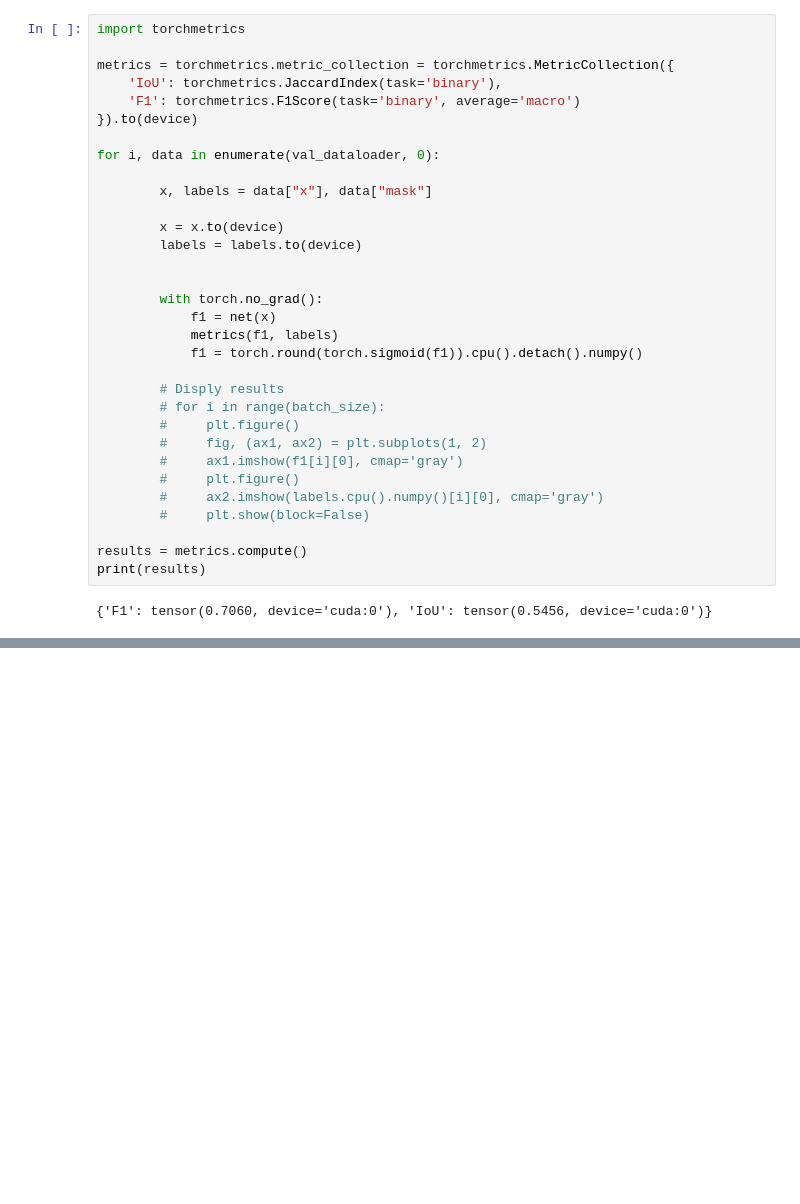
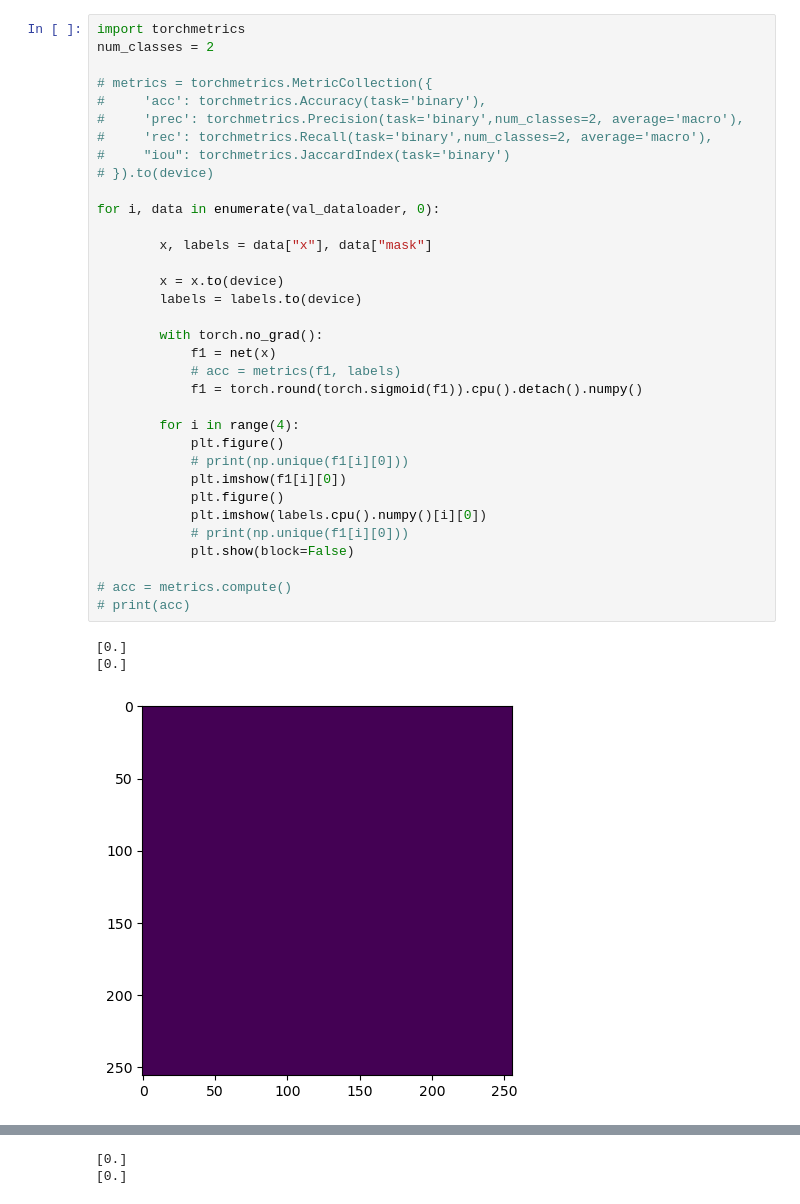
Before and after one commit to salehmontazeran/siamese_network, a Jupyter notebook: main.ipynb, the cells around one changed output, grey strips where cells are left out. Drawn from its saved outputs; the diff is of its cells as text; blank space fills up the shorter version.

```diff
--- a/main.ipynb
+++ b/main.ipynb
@@ -111,34 +112,38 @@ Text(0, 0.5, 'Loss')
 # %%
 import torchmetrics
+num_classes = 2
 
-metrics = torchmetrics.metric_collection = torchmetrics.MetricCollection({
-    'IoU': torchmetrics.JaccardIndex(task='binary'),
-    'F1': torchmetrics.F1Score(task='binary', average='macro')
-}).to(device)
+# metrics = torchmetrics.MetricCollection({
+#     'acc': torchmetrics.Accuracy(task='binary'),
+#     'prec': torchmetrics.Precision(task='binary',num_classes=2, average='macro'),
+#     'rec': torchmetrics.Recall(task='binary',num_classes=2, average='macro'),
+#     "iou": torchmetrics.JaccardIndex(task='binary')
+# }).to(device)
 
 for i, data in enumerate(val_dataloader, 0):
 
         x, labels = data["x"], data["mask"]
 
         x = x.to(device)
         labels = labels.to(device)
 
-
         with torch.no_grad():
             f1 = net(x)
-            metrics(f1, labels)
+            # acc = metrics(f1, labels)
             f1 = torch.round(torch.sigmoid(f1)).cpu().detach().numpy()
 
-        # Disply results
-        # for i in range(batch_size):
-        #     plt.figure()
-        #     fig, (ax1, ax2) = plt.subplots(1, 2)
-        #     ax1.imshow(f1[i][0], cmap='gray')
-        #     plt.figure()
-        #     ax2.imshow(labels.cpu().numpy()[i][0], cmap='gray')
-        #     plt.show(block=False)
+        for i in range(4):
+            plt.figure()
+            # print(np.unique(f1[i][0]))
+            plt.imshow(f1[i][0])
+            plt.figure()
+            plt.imshow(labels.cpu().numpy()[i][0])
+            # print(np.unique(f1[i][0]))
+            plt.show(block=False)
 
-results = metrics.compute()
-print(results)
+# acc = metrics.compute()
+# print(acc)
 # %% [output]
-{'F1': tensor(0.7060, device='cuda:0'), 'IoU': tensor(0.5456, device='cuda:0')}
+[0.]
+[0.]
+[figure, added]
@@ -144,0 +151,2 @@ print(results)
+[0.]
+[0.]
```
Also changed, not shown: parts of 4 cells of this notebook, 2 other files.
